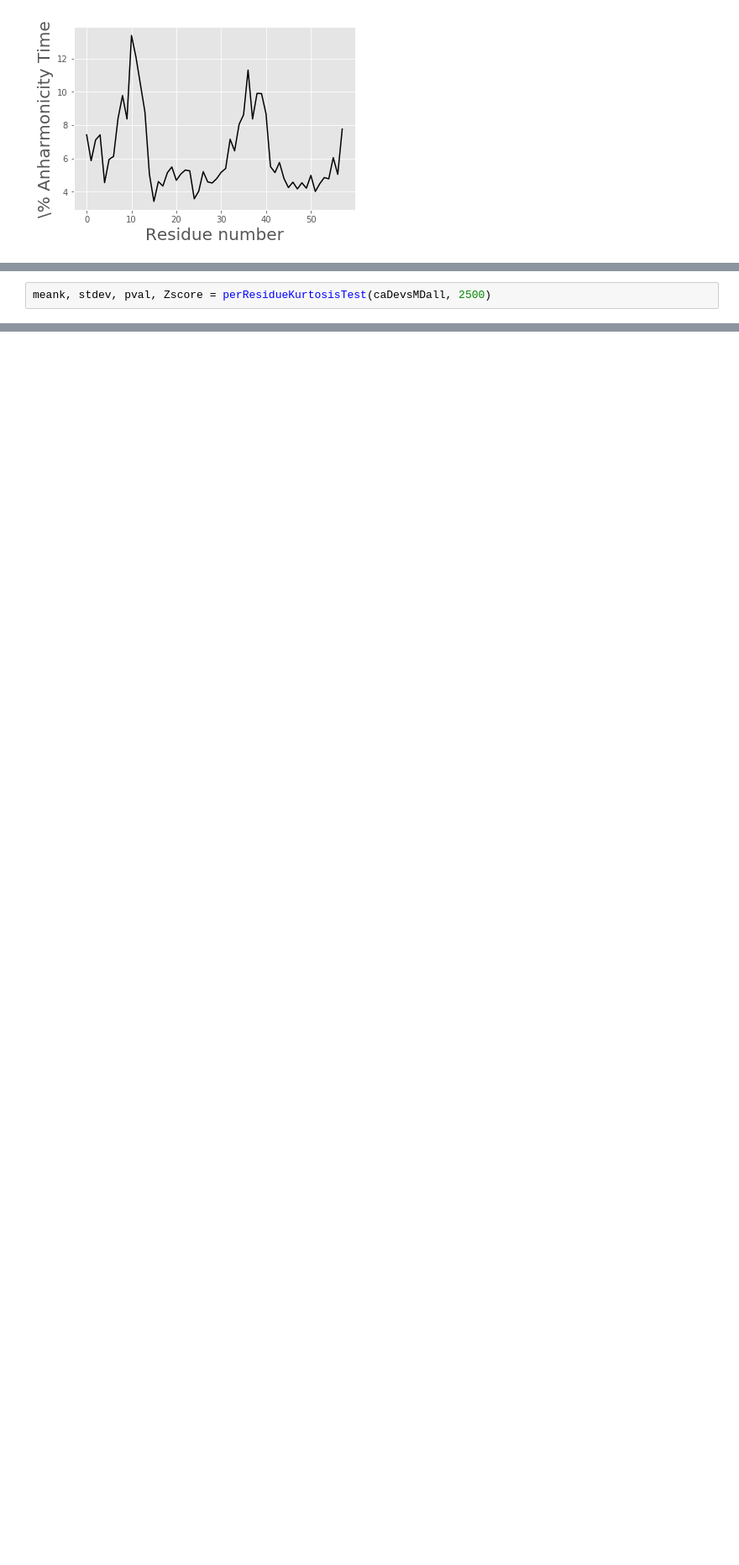
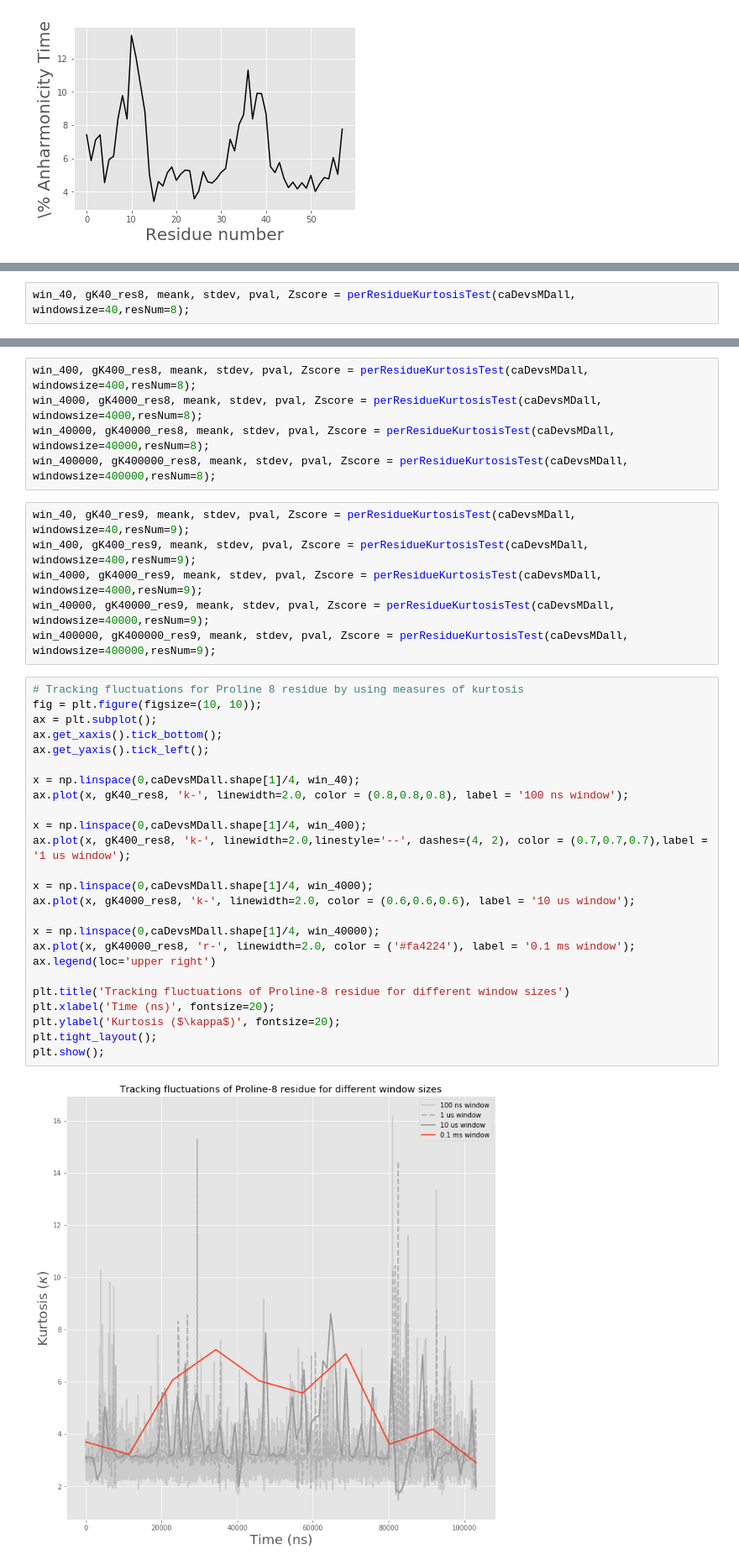
Before and after one commit to ChakraLabPitt/pyanca, a Jupyter notebook: Examples/BPTI Stats.ipynb, the cells around one changed output, grey strips where cells are left out. Shown at 84% size. Cells and saved outputs as stored; diff of their text form; blank space fills up the shorter version.

```diff
--- a/Examples/BPTI Stats.ipynb
+++ b/Examples/BPTI Stats.ipynb
@@ -206,2 +226,2 @@ def perResidueKurtosisTest(caDevsMDall, windowsize):
 # %%
-meank, stdev, pval, Zscore = perResidueKurtosisTest(caDevsMDall, 2500)
+win_40, gK40_res8, meank, stdev, pval, Zscore = perResidueKurtosisTest(caDevsMDall, windowsize=40,resNum=8);
@@ -210,0 +228,38 @@ meank, stdev, pval, Zscore = perResidueKurtosisTest(caDevsMDall, 2500)
+# %%
+win_400, gK400_res8, meank, stdev, pval, Zscore = perResidueKurtosisTest(caDevsMDall, windowsize=400,resNum=8);
+win_4000, gK4000_res8, meank, stdev, pval, Zscore = perResidueKurtosisTest(caDevsMDall, windowsize=4000,resNum=8);
+win_40000, gK40000_res8, meank, stdev, pval, Zscore = perResidueKurtosisTest(caDevsMDall, windowsize=40000,resNum=8);
+win_400000, gK400000_res8, meank, stdev, pval, Zscore = perResidueKurtosisTest(caDevsMDall, windowsize=400000,resNum=8);
+# %%
+win_40, gK40_res9, meank, stdev, pval, Zscore = perResidueKurtosisTest(caDevsMDall, windowsize=40,resNum=9);
+win_400, gK400_res9, meank, stdev, pval, Zscore = perResidueKurtosisTest(caDevsMDall, windowsize=400,resNum=9);
+win_4000, gK4000_res9, meank, stdev, pval, Zscore = perResidueKurtosisTest(caDevsMDall, windowsize=4000,resNum=9);
+win_40000, gK40000_res9, meank, stdev, pval, Zscore = perResidueKurtosisTest(caDevsMDall, windowsize=40000,resNum=9);
+win_400000, gK400000_res9, meank, stdev, pval, Zscore = perResidueKurtosisTest(caDevsMDall, windowsize=400000,resNum=9);
+# %%
+# Tracking fluctuations for Proline 8 residue by using measures of kurtosis
+fig = plt.figure(figsize=(10, 10));
+ax = plt.subplot();
+ax.get_xaxis().tick_bottom();
+ax.get_yaxis().tick_left();
+
+x = np.linspace(0,caDevsMDall.shape[1]/4, win_40);
+ax.plot(x, gK40_res8, 'k-', linewidth=2.0, color = (0.8,0.8,0.8), label = '100 ns window');
+
+x = np.linspace(0,caDevsMDall.shape[1]/4, win_400);
+ax.plot(x, gK400_res8, 'k-', linewidth=2.0,linestyle='--', dashes=(4, 2), color = (0.7,0.7,0.7),label = '1 us window');
+
+x = np.linspace(0,caDevsMDall.shape[1]/4, win_4000);
+ax.plot(x, gK4000_res8, 'k-', linewidth=2.0, color = (0.6,0.6,0.6), label = '10 us window');
+
+x = np.linspace(0,caDevsMDall.shape[1]/4, win_40000);
+ax.plot(x, gK40000_res8, 'r-', linewidth=2.0, color = ('#fa4224'), label = '0.1 ms window');
+ax.legend(loc='upper right')
+
+plt.title('Tracking fluctuations of Proline-8 residue for different window sizes')
+plt.xlabel('Time (ns)', fontsize=20);
+plt.ylabel('Kurtosis ($\kappa$)', fontsize=20);
+plt.tight_layout();
+plt.show();
+# %% [output]
+[figure, added]
```
Also changed, not shown: parts of 7 cells of this notebook.
